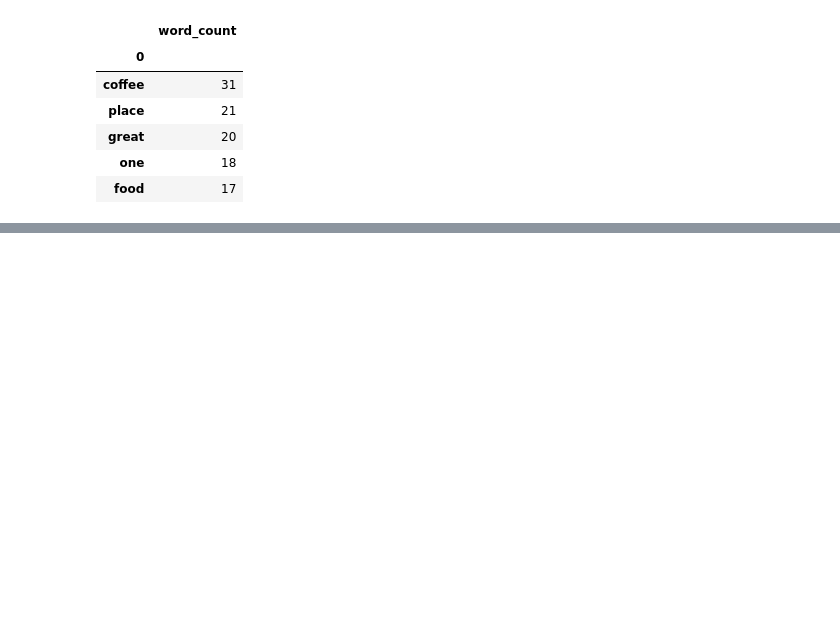
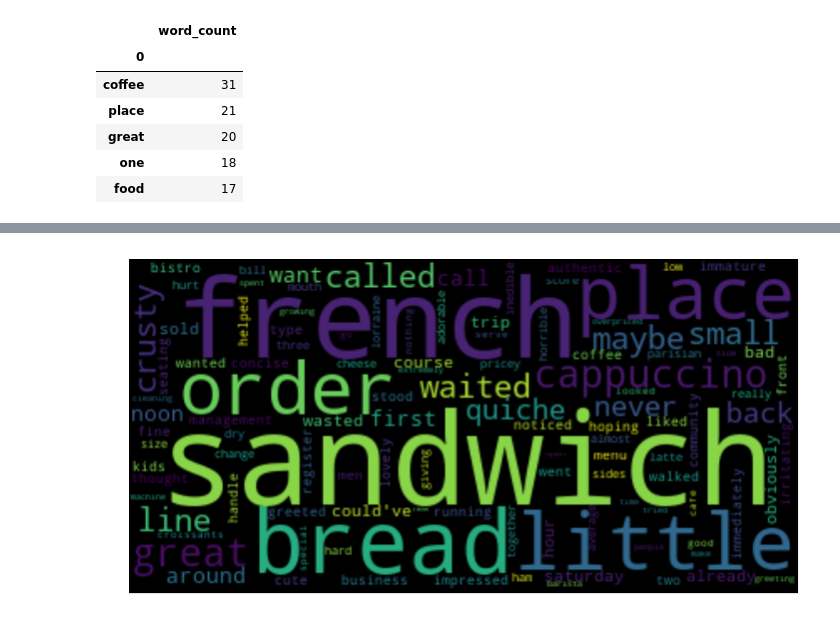
Before and after one commit to PoojaChopra123/pie_thon, a Jupyter notebook: jupyter notebooks/stacy_scratch.ipynb, the cells around one changed output, grey strips where cells are left out. Saved outputs shown, nothing was run; the diff lists cells and outputs as text; code cells hidden in the pictures; blank space fills up the shorter version.

```diff
--- a/jupyter notebooks/stacy_scratch.ipynb
+++ b/jupyter notebooks/stacy_scratch.ipynb
@@ -1316,0 +1351,3 @@ logan_counts.to_csv('logan_word_counts.csv')
+# %%
+damen_nlp_concise = damen_nlp_df[['id', 'Filtered']]
+damen_nlp_concise.head()
@@ -1316,0 +1361,3 @@ logan_counts.to_csv('logan_word_counts.csv')
+# %%
+damen_merged_df = pd.merge(damen_review_concise, damen_nlp_concise, left_on='user_name', right_on='id', how='outer')
+damen_merged_df.head()
@@ -1316,0 +1371,4 @@ logan_counts.to_csv('logan_word_counts.csv')
+# %%
+damen_merged_df = damen_merged_df.drop(index=9)
+damen_merged_df = damen_merged_df.drop(index=8).reset_index(drop=True)
+damen_merged_df.head()
@@ -1316,0 +1417,17 @@ logan_counts.to_csv('logan_word_counts.csv')
+# %%
+damen_low_star_list = []
+damen_high_star_list = []
+for index, row in damen_merged_df.loc[damen_merged_df['Stars'] < 3, :].iterrows():
+    damen_low_star_list = damen_low_star_list + row['Filtered']
+for index, row in damen_merged_df.loc[damen_merged_df['Stars'] > 3, :].iterrows():
+    damen_high_star_list = damen_high_star_list + row['Filtered']
+# %%
+#Damen Low Star Word Cloud (1-2)
+damen_low_star_string = ' '.join(damen_low_star_list)
+wordcloud = WordCloud().generate(damen_low_star_string)
+fig, ax = plt.subplots(figsize=(12, 9))
+plt.imshow(wordcloud, interpolation='bilinear')
+plt.axis("off")
+plt.savefig('damen_low_star_wordcloud.png')
+# %% [output]
+[figure, added]
```
Also changed, not shown: parts of 33 cells of this notebook, 7 other files.
